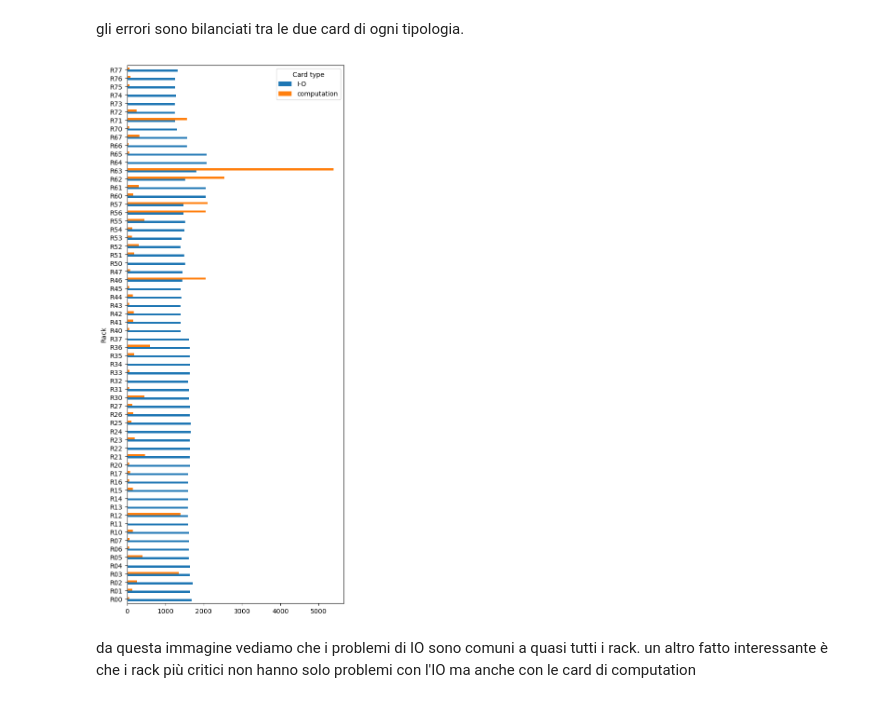
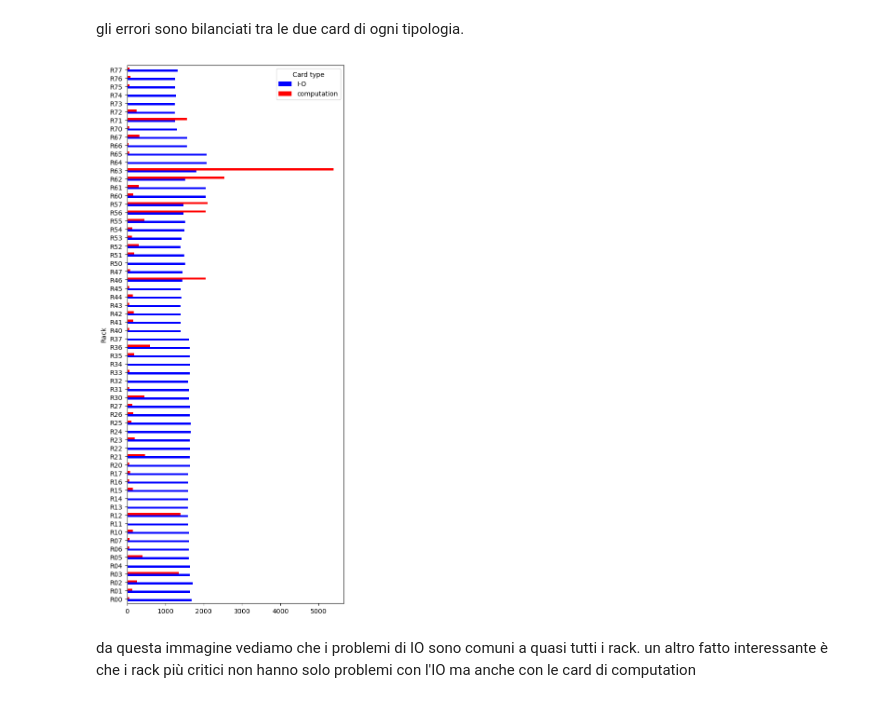
Before and after one commit to cyberTechA/Impianti_di_Elaborazione, a Jupyter notebook: 6_FFDA/BlueGeneL.ipynb, the cells around one changed output. Saved outputs shown, nothing was run; the diff lists cells and outputs as text; code cells hidden in the pictures.

```diff
--- a/6_FFDA/BlueGeneL.ipynb
+++ b/6_FFDA/BlueGeneL.ipynb
@@ -594,18 +592,25 @@ plt.show()
 # %% [markdown]
 gli errori sono bilanciati tra le due card di ogni tipologia.
 # %%
-# Raggruppa il DataFrame df_bgl per le colonne 'Rack' e 'Card type', conta il numero di occorrenze nella colonna 'Timestamp'
+
+
+# Raggruppa il DataFrame df_bgl per le colonne 'Rack' e 'Card type',
+# conta il numero di occorrenze nella colonna 'Timestamp'
 # e crea una tabella pivot in cui le colonne corrispondono ai diversi valori di 'Card type'
-# Quindi, traccia un grafico a barre orizzontale della tabella pivot
-df_bgl.groupby(by=['Rack','Card type']).Timestamp.count().unstack(1).plot.barh(figsize=(6,15))
+pivot_table = df_bgl.groupby(by=['Rack', 'Card type']).Timestamp.count().unstack(1)
+
+# Imposta i colori desiderati
+colors = ['blue', 'red']
+
+# Crea il grafico a barre orizzontale utilizzando i colori specificati
+pivot_table.plot.barh(figsize=(6, 15), color=colors)
 
 # Salva il grafico a barre orizzontale come immagine PNG
-plt.savefig("2_BlueGeneL/Coalescenza_Temporale/immagini/BGL_Card_Bar_Rack_Type.png", format = "png")
-
+plt.savefig("2_BlueGeneL/Coalescenza_Temporale/immagini/BGL_Card_Bar_Rack_Type.png", format="png")
 
 plt.show()
 # %% [output]
-[figure, old version]
+[figure, new version]
 # %% [markdown]
 da questa immagine vediamo che i problemi di IO sono comuni a quasi tutti i rack.
 un altro fatto interessante è che i rack più critici non hanno solo problemi con l'IO ma anche  con le card di computation
```
Also changed, not shown: parts of 18 cells of this notebook, 12 other files.
